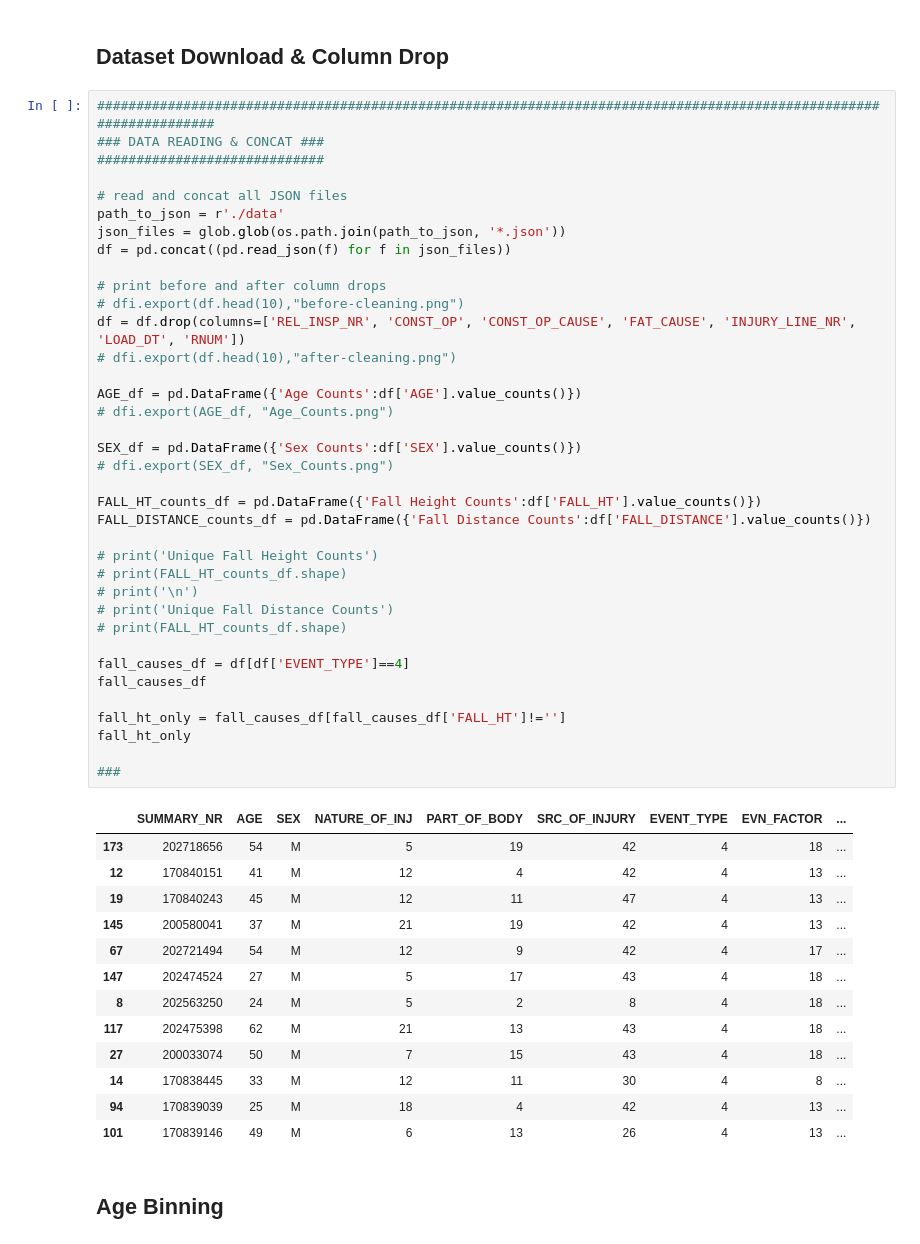
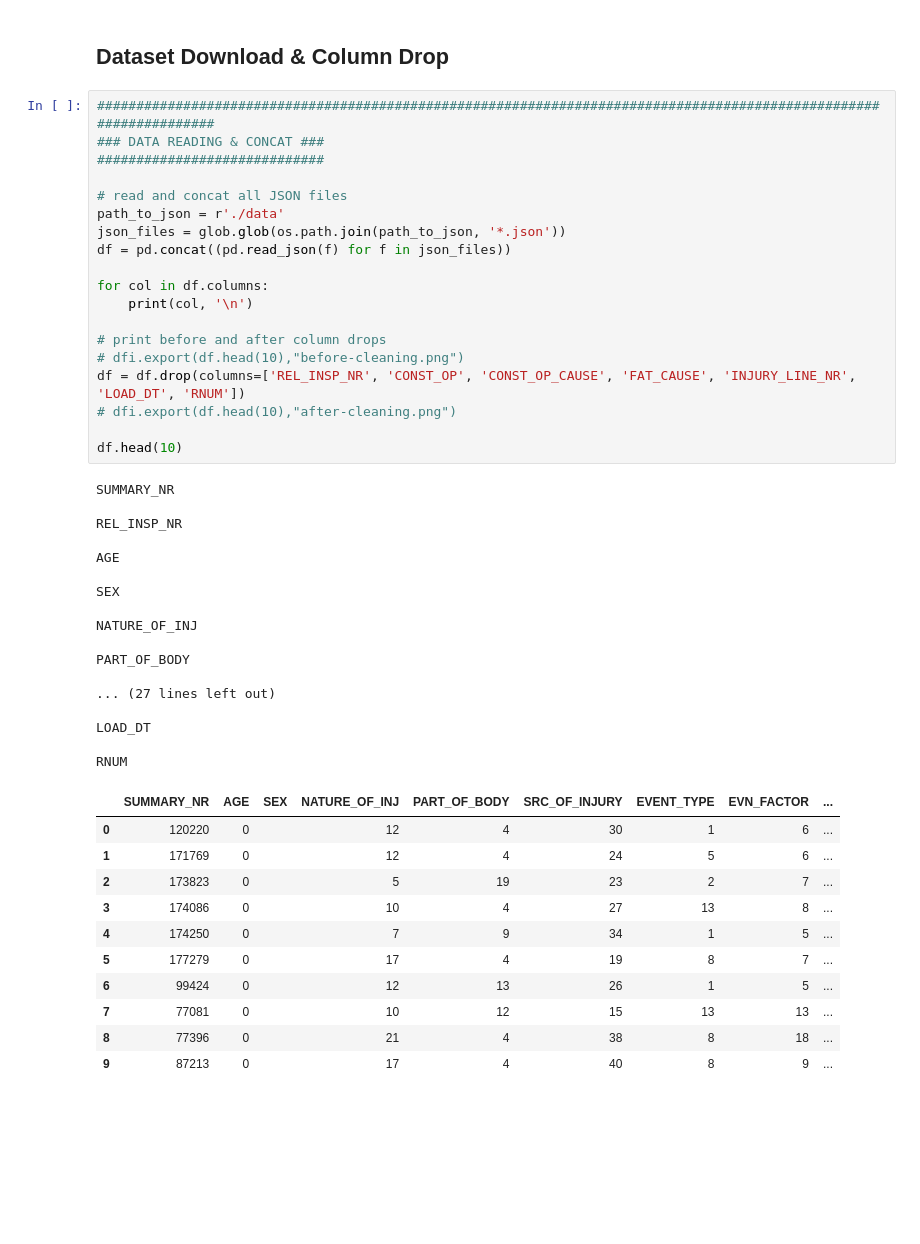
Before and after one commit to DillonPlummer/apriori-algo-MS, a Jupyter notebook: TEC-740-notebook.ipynb, the cells around one changed output. Cells and saved outputs as stored; diff of their text form; blank space fills up the shorter version.

Commit message:
Added data and annotated notebook
Added the dataset and IMIS libraries.  Annotated the Jupyter Notebook

```diff
--- a/TEC-740-notebook.ipynb
+++ b/TEC-740-notebook.ipynb
@@ -16,53 +16,48 @@ import dataframe_image as dfi
 # %%
 ###################################################################################################################
 ### DATA READING & CONCAT ###
 #############################
 
 # read and concat all JSON files
 path_to_json = r'./data'
 json_files = glob.glob(os.path.join(path_to_json, '*.json'))
 df = pd.concat((pd.read_json(f) for f in json_files))
 
+for col in df.columns:
+    print(col, '\n')
+
 # print before and after column drops
 # dfi.export(df.head(10),"before-cleaning.png")
 df = df.drop(columns=['REL_INSP_NR', 'CONST_OP', 'CONST_OP_CAUSE', 'FAT_CAUSE', 'INJURY_LINE_NR', 'LOAD_DT', 'RNUM'])
 # dfi.export(df.head(10),"after-cleaning.png")
 
-AGE_df = pd.DataFrame({'Age Counts':df['AGE'].value_counts()})
-# dfi.export(AGE_df, "Age_Counts.png")
-
-SEX_df = pd.DataFrame({'Sex Counts':df['SEX'].value_counts()})
-# dfi.export(SEX_df, "Sex_Counts.png")
-
-FALL_HT_counts_df = pd.DataFrame({'Fall Height Counts':df['FALL_HT'].value_counts()})
-FALL_DISTANCE_counts_df = pd.DataFrame({'Fall Distance Counts':df['FALL_DISTANCE'].value_counts()})
-
-# print('Unique Fall Height Counts')
-# print(FALL_HT_counts_df.shape)
-# print('\n')
-# print('Unique Fall Distance Counts')
-# print(FALL_HT_counts_df.shape)
-
-fall_causes_df = df[df['EVENT_TYPE']==4]
-fall_causes_df
-
-fall_ht_only = fall_causes_df[fall_causes_df['FALL_HT']!='']
-fall_ht_only
-
-###
+df.head(10)
 # %% [output]
+SUMMARY_NR
+
+REL_INSP_NR
+
+AGE
+
+SEX
+
+NATURE_OF_INJ
+
+PART_OF_BODY
+
+... (27 lines left out)
+
+LOAD_DT
+
+RNUM
 |  | SUMMARY_NR | AGE | SEX | NATURE_OF_INJ | PART_OF_BODY | SRC_OF_INJURY | EVENT_TYPE | EVN_FACTOR | ... |
-| 173 | 202718656 | 54 | M | 5 | 19 | 42 | 4 | 18 | ... |
-| 12 | 170840151 | 41 | M | 12 | 4 | 42 | 4 | 13 | ... |
-| 19 | 170840243 | 45 | M | 12 | 11 | 47 | 4 | 13 | ... |
-| 145 | 200580041 | 37 | M | 21 | 19 | 42 | 4 | 13 | ... |
-| 67 | 202721494 | 54 | M | 12 | 9 | 42 | 4 | 17 | ... |
-| 147 | 202474524 | 27 | M | 5 | 17 | 43 | 4 | 18 | ... |
-| 8 | 202563250 | 24 | M | 5 | 2 | 8 | 4 | 18 | ... |
-| 117 | 202475398 | 62 | M | 21 | 13 | 43 | 4 | 18 | ... |
-| 27 | 200033074 | 50 | M | 7 | 15 | 43 | 4 | 18 | ... |
-| 14 | 170838445 | 33 | M | 12 | 11 | 30 | 4 | 8 | ... |
-| 94 | 170839039 | 25 | M | 18 | 4 | 42 | 4 | 13 | ... |
-| 101 | 170839146 | 49 | M | 6 | 13 | 26 | 4 | 13 | ... |
+| 0 | 120220 | 0 |  | 12 | 4 | 30 | 1 | 6 | ... |
+| 1 | 171769 | 0 |  | 12 | 4 | 24 | 5 | 6 | ... |
+| 2 | 173823 | 0 |  | 5 | 19 | 23 | 2 | 7 | ... |
+| 3 | 174086 | 0 |  | 10 | 4 | 27 | 13 | 8 | ... |
+| 4 | 174250 | 0 |  | 7 | 9 | 34 | 1 | 5 | ... |
+| 5 | 177279 | 0 |  | 17 | 4 | 19 | 8 | 7 | ... |
+| 6 | 99424 | 0 |  | 12 | 13 | 26 | 1 | 5 | ... |
+| 7 | 77081 | 0 |  | 10 | 12 | 15 | 13 | 13 | ... |
+| 8 | 77396 | 0 |  | 21 | 4 | 38 | 8 | 18 | ... |
+| 9 | 87213 | 0 |  | 17 | 4 | 40 | 8 | 9 | ... |
-# %% [markdown]
-## Age Binning
```
Also changed, not shown: parts of 20 cells of this notebook, 55 other files.
